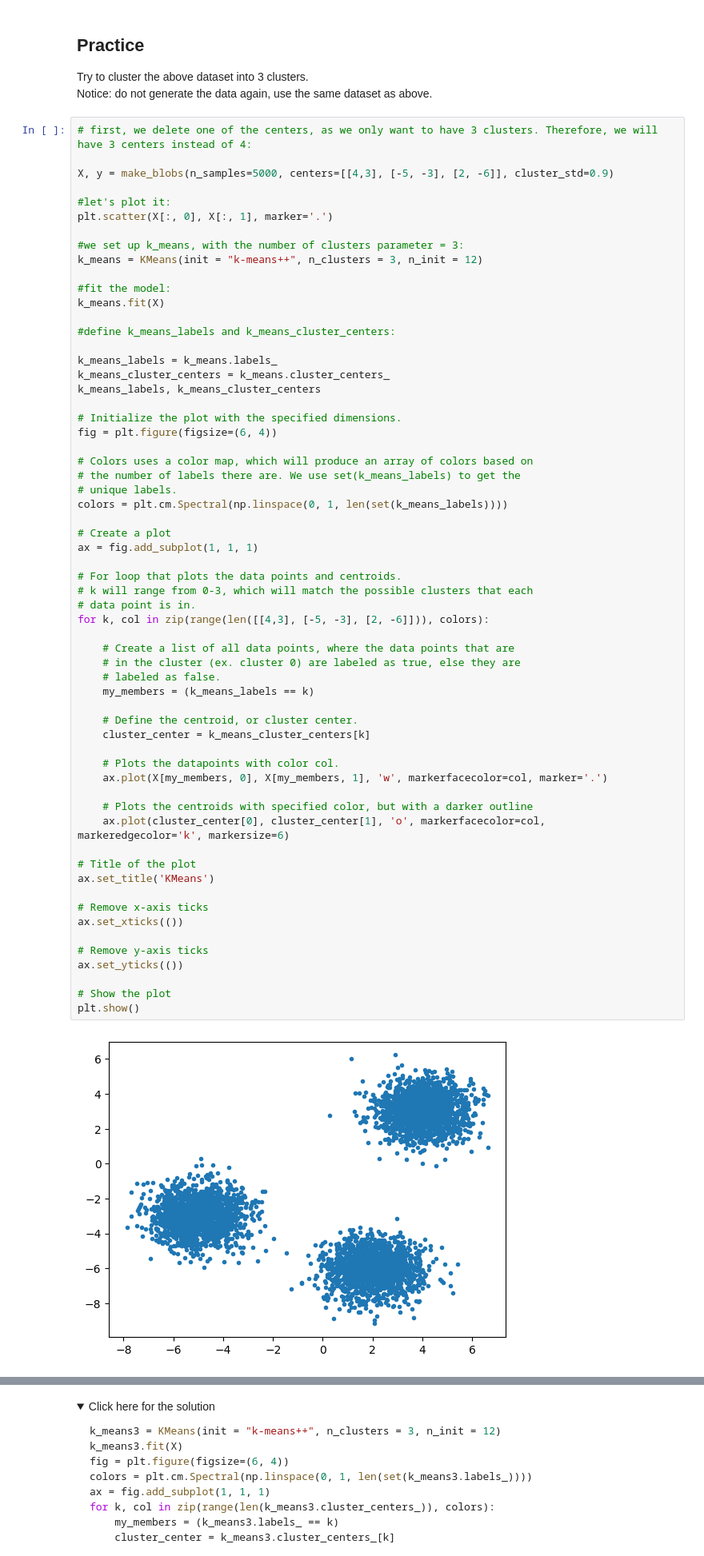
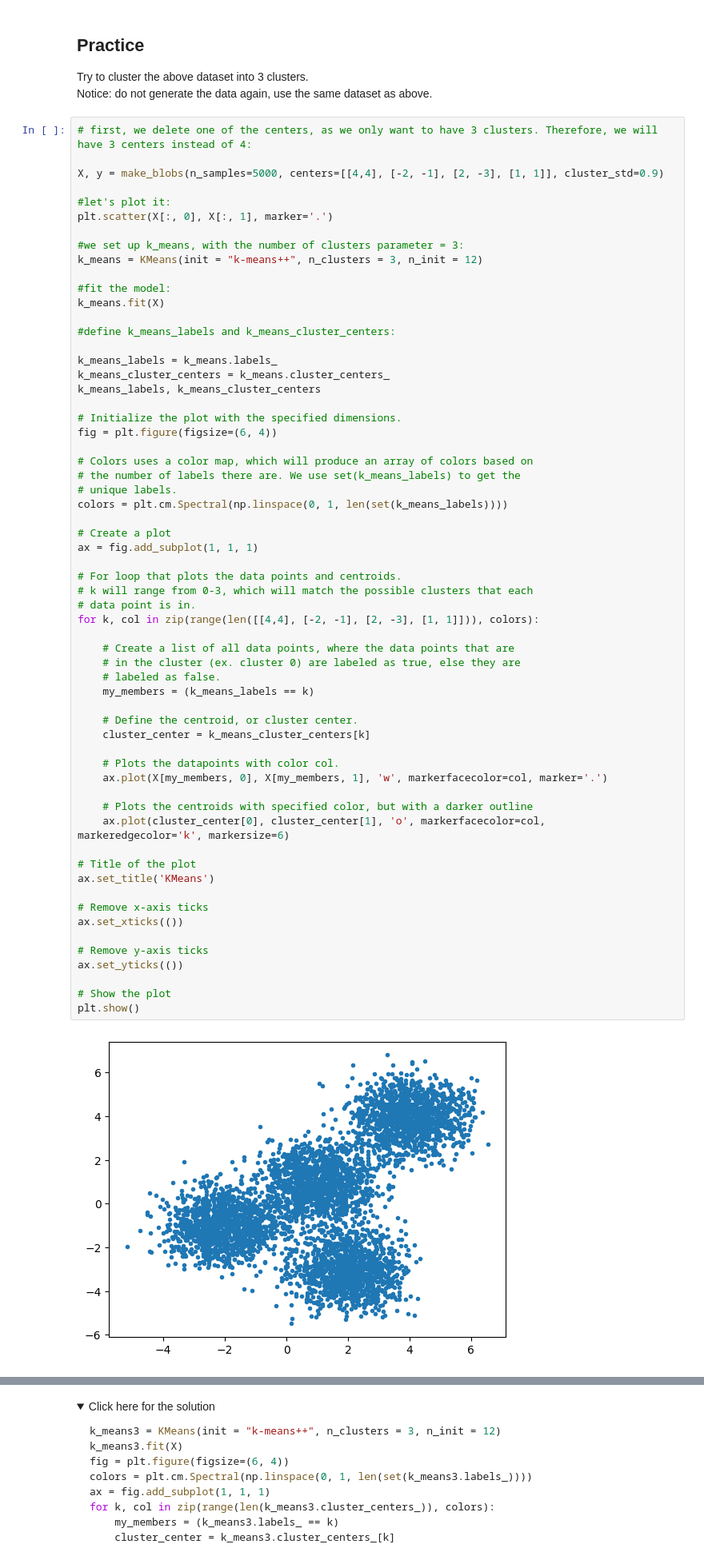
Before and after one commit to jepeto22/lab-k-means-clustering, a Jupyter notebook: lab-k-means-clustering.ipynb, the cells around one changed output, grey strips where cells are left out. Shown: that part at 80% size. Saved outputs shown, nothing was run; the diff lists cells and outputs as text; folded sections open.

```diff
--- a/lab-k-means-clustering.ipynb
+++ b/lab-k-means-clustering.ipynb
@@ -218,7 +218,7 @@ Notice: do not generate the data again, use the same dataset as above.
 # %%
 # first, we delete one of the centers, as we only want to have 3 clusters. Therefore, we will have 3 centers instead of 4:
 
-X, y = make_blobs(n_samples=5000, centers=[[4,3], [-5, -3], [2, -6]], cluster_std=0.9)
+X, y = make_blobs(n_samples=5000, centers=[[4,4], [-2, -1], [2, -3], [1, 1]], cluster_std=0.9)
 
 #let's plot it:
 plt.scatter(X[:, 0], X[:, 1], marker='.')
@@ -249,32 +249,32 @@ ax = fig.add_subplot(1, 1, 1)
 # For loop that plots the data points and centroids.
 # k will range from 0-3, which will match the possible clusters that each
 # data point is in.
-for k, col in zip(range(len([[4,3], [-5, -3], [2, -6]])), colors):
+for k, col in zip(range(len([[4,4], [-2, -1], [2, -3], [1, 1]])), colors):
 
     # Create a list of all data points, where the data points that are
     # in the cluster (ex. cluster 0) are labeled as true, else they are
     # labeled as false.
     my_members = (k_means_labels == k)
 
     # Define the centroid, or cluster center.
     cluster_center = k_means_cluster_centers[k]
 
     # Plots the datapoints with color col.
     ax.plot(X[my_members, 0], X[my_members, 1], 'w', markerfacecolor=col, marker='.')
 
     # Plots the centroids with specified color, but with a darker outline
     ax.plot(cluster_center[0], cluster_center[1], 'o', markerfacecolor=col,  markeredgecolor='k', markersize=6)
 
 # Title of the plot
 ax.set_title('KMeans')
 
 # Remove x-axis ticks
 ax.set_xticks(())
 
 # Remove y-axis ticks
 ax.set_yticks(())
 
 # Show the plot
 plt.show()
 # %% [output]
-[figure, old version]
+[figure, new version]
```
Also changed, not shown: parts of 4 cells of this notebook.
